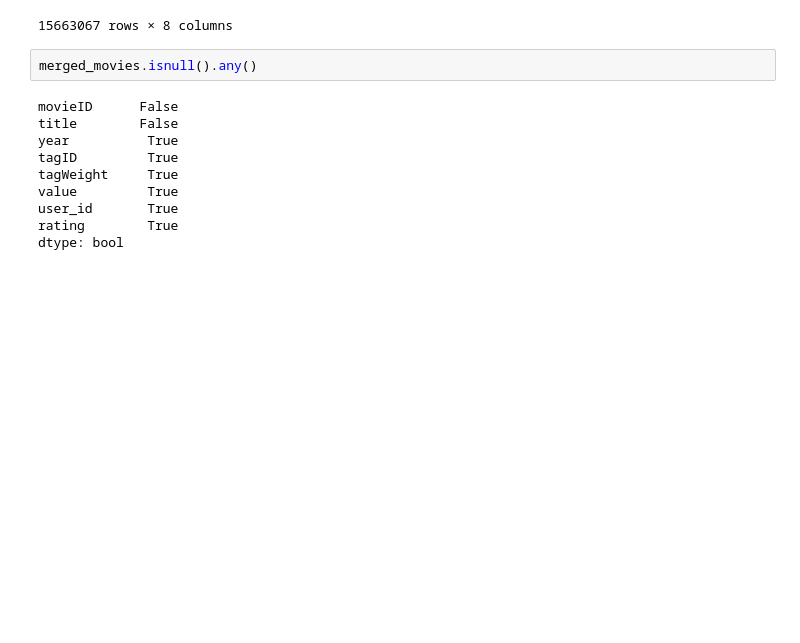
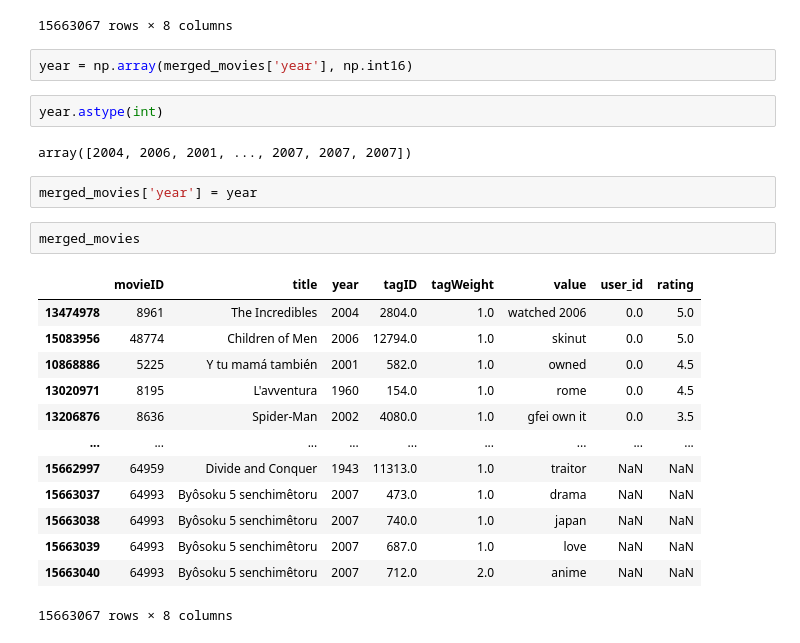
Before and after one commit to yuayixio/MovieRatingPredictor, a Jupyter notebook: notebooks/BDA_Christin_V1.ipynb, the cells around one changed output. Saved outputs shown, nothing was run; the diff lists cells and outputs as text; blank space fills up the shorter version.

```diff
--- a/notebooks/BDA_Christin_V1.ipynb
+++ b/notebooks/BDA_Christin_V1.ipynb
@@ -106,15 +106,27 @@ merged_movies
 | 15663039 | 64993 | Byôsoku 5 senchimêtoru | 2007.0 | 687.0 | 1.0 | love | NaN | NaN |
 | 15663040 | 64993 | Byôsoku 5 senchimêtoru | 2007.0 | 712.0 | 2.0 | anime | NaN | NaN |
 15663067 rows × 8 columns
+# %%
+year = np.array(merged_movies['year'], np.int16)
+# %%
+year.astype(int)
+# %% [output]
+array([2004, 2006, 2001, ..., 2007, 2007, 2007])
+# %%
+merged_movies['year'] = year
 # %%
-merged_movies.isnull().any()
+merged_movies
 # %% [output]
+|  | movieID | title | year | tagID | tagWeight | value | user_id | rating |
+| 13474978 | 8961 | The Incredibles | 2004 | 2804.0 | 1.0 | watched 2006 | 0.0 | 5.0 |
+| 15083956 | 48774 | Children of Men | 2006 | 12794.0 | 1.0 | skinut | 0.0 | 5.0 |
+| 10868886 | 5225 | Y tu mamá también | 2001 | 582.0 | 1.0 | owned | 0.0 | 4.5 |
+| 13020971 | 8195 | L'avventura | 1960 | 154.0 | 1.0 | rome | 0.0 | 4.5 |
+| 13206876 | 8636 | Spider-Man | 2002 | 4080.0 | 1.0 | gfei own it | 0.0 | 3.5 |
+| ... | ... | ... | ... | ... | ... | ... | ... | ... |
+| 15662997 | 64959 | Divide and Conquer | 1943 | 11313.0 | 1.0 | traitor | NaN | NaN |
+| 15663037 | 64993 | Byôsoku 5 senchimêtoru | 2007 | 473.0 | 1.0 | drama | NaN | NaN |
+| 15663038 | 64993 | Byôsoku 5 senchimêtoru | 2007 | 740.0 | 1.0 | japan | NaN | NaN |
+| 15663039 | 64993 | Byôsoku 5 senchimêtoru | 2007 | 687.0 | 1.0 | love | NaN | NaN |
+| 15663040 | 64993 | Byôsoku 5 senchimêtoru | 2007 | 712.0 | 2.0 | anime | NaN | NaN |
-movieID      False
-title        False
-year          True
-tagID         True
-tagWeight     True
-value         True
-user_id       True
-rating        True
-dtype: bool
+15663067 rows × 8 columns
```
Also changed, not shown: parts of 21 cells of this notebook, 2 other files.
